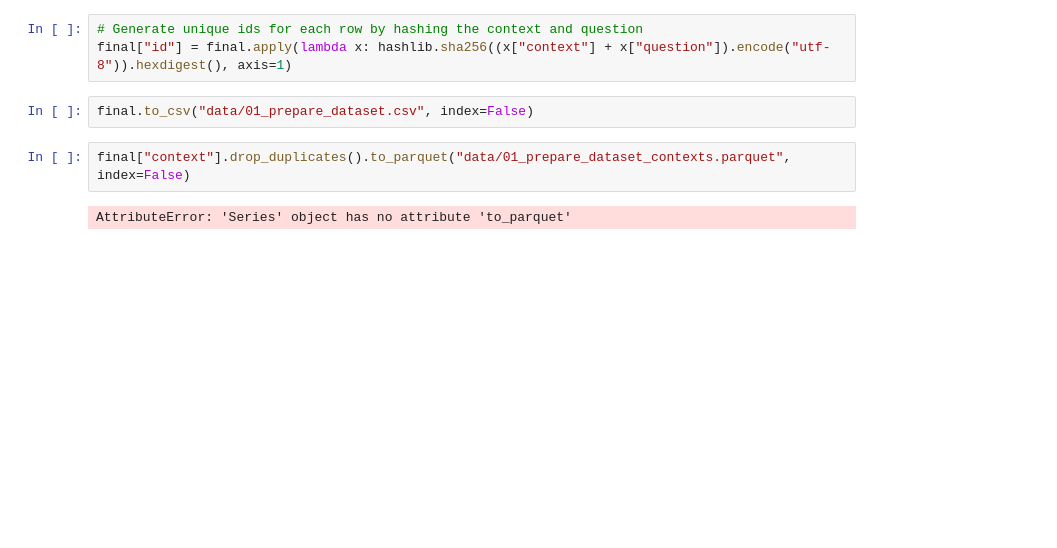
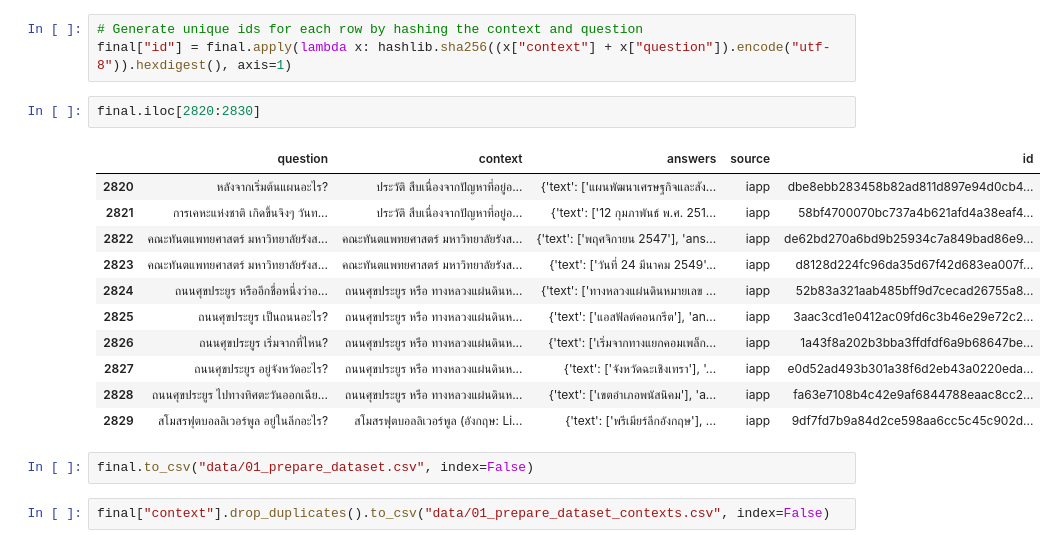
Before and after one commit to parinzee/cross-lingual-data-augmentation-for-thai-qa, a Jupyter notebook: contexts/01_Prepare_Dataset.ipynb, the cells around one changed output. Saved outputs shown, nothing was run; the diff lists cells and outputs as text; blank space fills up the shorter version.

```diff
--- a/contexts/01_Prepare_Dataset.ipynb
+++ b/contexts/01_Prepare_Dataset.ipynb
@@ -279,9 +279,21 @@ Name: count, dtype: int64
 # %%
 # Generate unique ids for each row by hashing the context and question
 final["id"] = final.apply(lambda x: hashlib.sha256((x["context"] + x["question"]).encode("utf-8")).hexdigest(), axis=1)
+# %%
+final.iloc[2820:2830]
+# %% [output]
+|  | question | context | answers | source | id |
+| 2820 | หลังจากเริ่มต้นแผนอะไร? | ประวัติ สืบเนื่องจากปัญหาที่อยู่อ... | {'text': ['แผนพัฒนาเศรษฐกิจและสัง... | iapp | dbe8ebb283458b82ad811d897e94d0cb4... |
+| 2821 | การเคหะแห่งชาติ เกิดขึ้นจิงๆ วันท... | ประวัติ สืบเนื่องจากปัญหาที่อยู่อ... | {'text': ['12 กุมภาพันธ์ พ.ศ. 251... | iapp | 58bf4700070bc737a4b621afd4a38eaf4... |
+| 2822 | คณะทันตแพทยศาสตร์ มหาวิทยาลัยรังส... | คณะทันตแพทยศาสตร์ มหาวิทยาลัยรังส... | {'text': ['พฤศจิกายน 2547'], 'ans... | iapp | de62bd270a6bd9b25934c7a849bad86e9... |
+| 2823 | คณะทันตแพทยศาสตร์ มหาวิทยาลัยรังส... | คณะทันตแพทยศาสตร์ มหาวิทยาลัยรังส... | {'text': ['วันที่ 24 มีนาคม 2549'... | iapp | d8128d224fc96da35d67f42d683ea007f... |
+| 2824 | ถนนศุขประยูร หรืออีกชื่อหนึ่งว่าอ... | ถนนศุขประยูร หรือ ทางหลวงแผ่นดินห... | {'text': ['ทางหลวงแผ่นดินหมายเลข ... | iapp | 52b83a321aab485bff9d7cecad26755a8... |
+| 2825 | ถนนศุขประยูร เป็นถนนอะไร? | ถนนศุขประยูร หรือ ทางหลวงแผ่นดินห... | {'text': ['แอสฟัลต์คอนกรีต'], 'an... | iapp | 3aac3cd1e0412ac09fd6c3b46e29e72c2... |
+| 2826 | ถนนศุขประยูร เริ่มจากที่ไหน? | ถนนศุขประยูร หรือ ทางหลวงแผ่นดินห... | {'text': ['เริ่มจากทางแยกคอมเพล็ก... | iapp | 1a43f8a202b3bba3ffdfdf6a9b68647be... |
+| 2827 | ถนนศุขประยูร อยู่จังหวัดอะไร? | ถนนศุขประยูร หรือ ทางหลวงแผ่นดินห... | {'text': ['จังหวัดฉะเชิงเทรา'], '... | iapp | e0d52ad493b301a38f6d2eb43a0220eda... |
+| 2828 | ถนนศุขประยูร ไปทางทิศตะวันออกเฉีย... | ถนนศุขประยูร หรือ ทางหลวงแผ่นดินห... | {'text': ['เขตอำเภอพนัสนิคม'], 'a... | iapp | fa63e7108b4c42e9af6844788eaac8cc2... |
+| 2829 | สโมสรฟุตบอลลิเวอร์พูล อยู่ในลีกอะไร? | สโมสรฟุตบอลลิเวอร์พูล (อังกฤษ: Li... | {'text': ['พรีเมียร์ลีกอังกฤษ'], ... | iapp | 9df7fd7b9a84d2ce598aa6cc5c45c902d... |
 # %%
 final.to_csv("data/01_prepare_dataset.csv", index=False)
 # %%
-final["context"].drop_duplicates().to_parquet("data/01_prepare_dataset_contexts.parquet", index=False)
+final["context"].drop_duplicates().to_csv("data/01_prepare_dataset_contexts.csv", index=False)
-# %% [output]
-AttributeError: 'Series' object has no attribute 'to_parquet'
```
Also changed, not shown: parts of 5 cells of this notebook.
